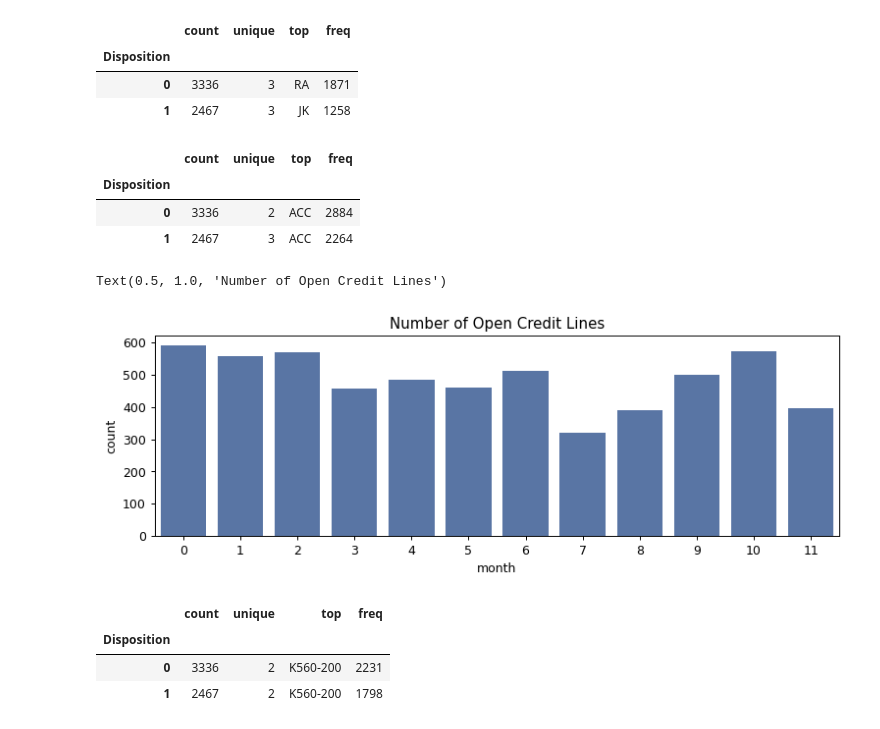
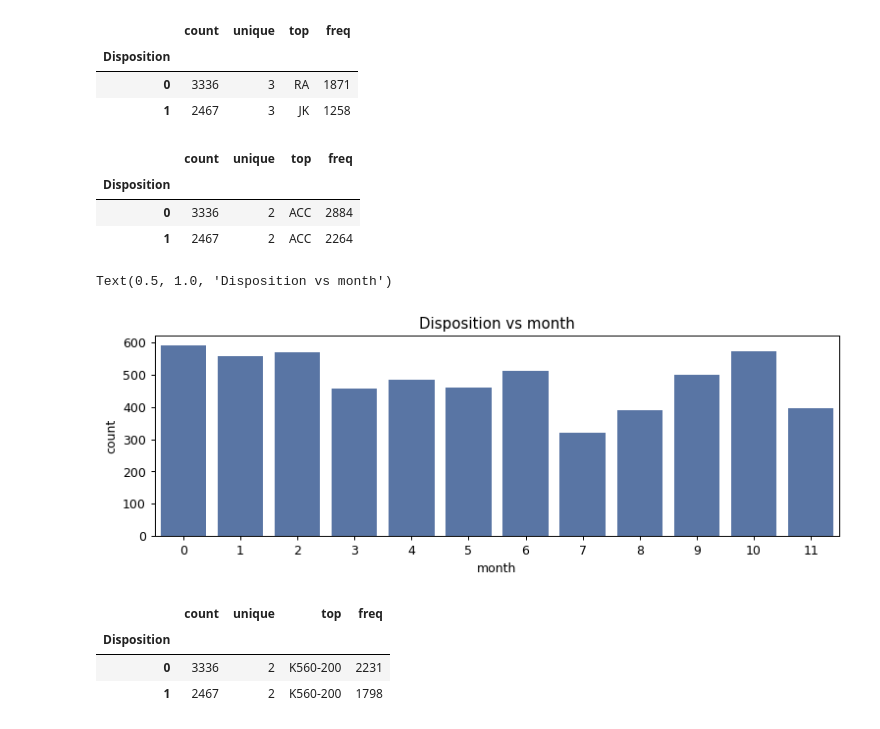
Before and after one commit to solharsh/Experimenting_ML, a Jupyter notebook: Fault_Detection_Analysis_ML.ipynb, the cells around one changed output. Saved outputs shown, nothing was run; the diff lists cells and outputs as text; code cells hidden in the pictures.

```diff
--- a/Fault_Detection_Analysis_ML.ipynb
+++ b/Fault_Detection_Analysis_ML.ipynb
@@ -291,3 +314,7 @@ ACC    5148
 DIF     653
 INP       2
 Name: Status, dtype: int64
+# %%
+#Only 2 values for INP. Let's convert it to DIF for simplicity and reduction in columns later
+df['Status'].replace(['INP'], 'DIF', inplace=True)
+check_stats('Status')
@@ -599,15 +648,16 @@ df.groupby('Disposition')['Status'].describe()
 |  | count | unique | top | freq |
 | Disposition |  |  |  |  |
 | 0 | 3336 | 2 | ACC | 2884 |
-| 1 | 2467 | 3 | ACC | 2264 |
+| 1 | 2467 | 2 | ACC | 2264 |
 # %%
+import numpy as np
 plt.figure(figsize=(10,3), dpi=90)
 sns.countplot(df['month'], order=sorted(df['month'].unique()), color='#5975A4', saturation=1)
 _, _ = plt.xticks(np.arange(0, 12, 1), np.arange(0, 12, 1))
-plt.title('Number of Open Credit Lines')
+plt.title('Disposition vs month')
 # %% [output]
-Text(0.5, 1.0, 'Number of Open Credit Lines')
+Text(0.5, 1.0, 'Disposition vs month')
-[figure, old version]
+[figure, new version]
 # %%
 #Months seems to have no special effect on the disposition. However, it is observed that during mid months, the production is lesser.
 # %%
```
Also changed, not shown: parts of 35 cells of this notebook.
